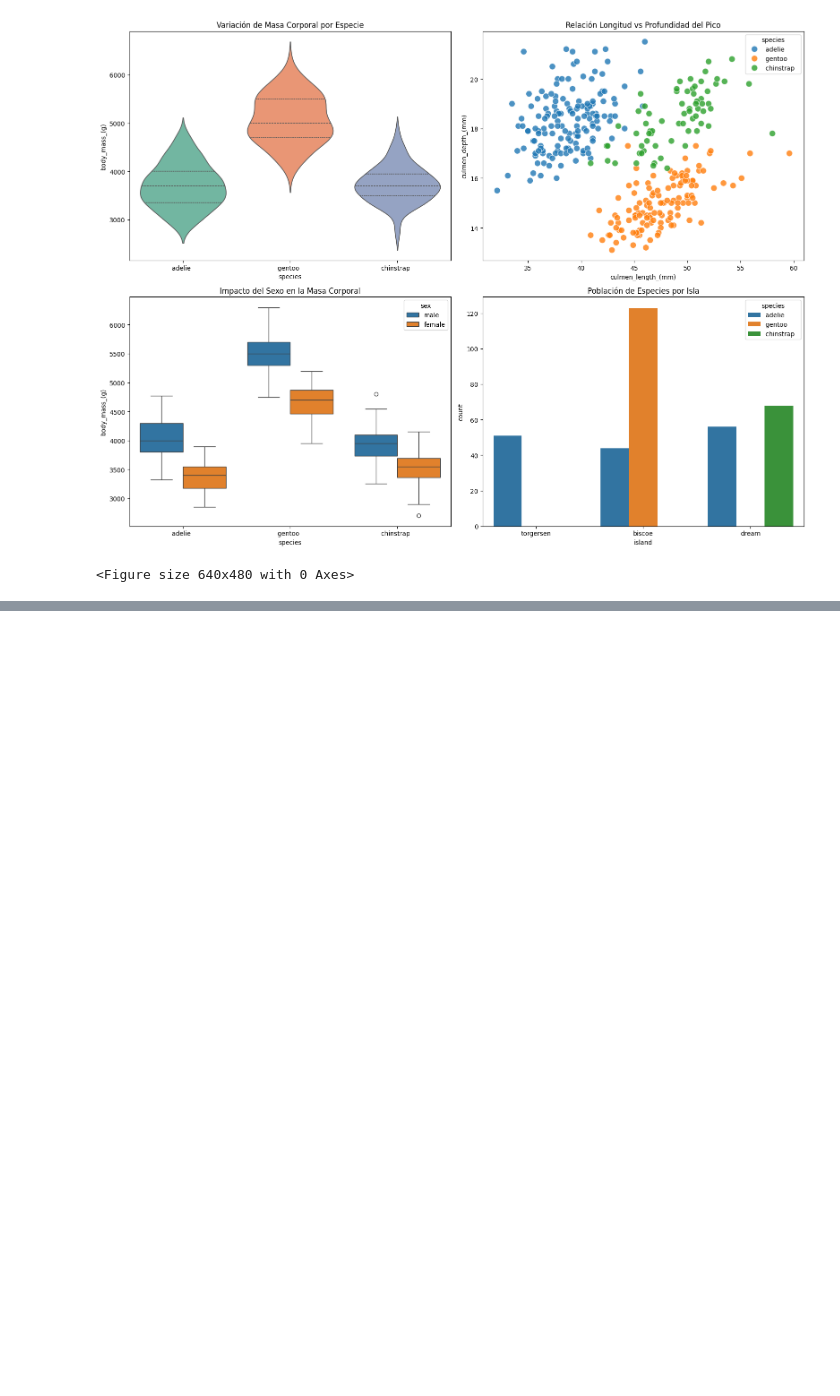
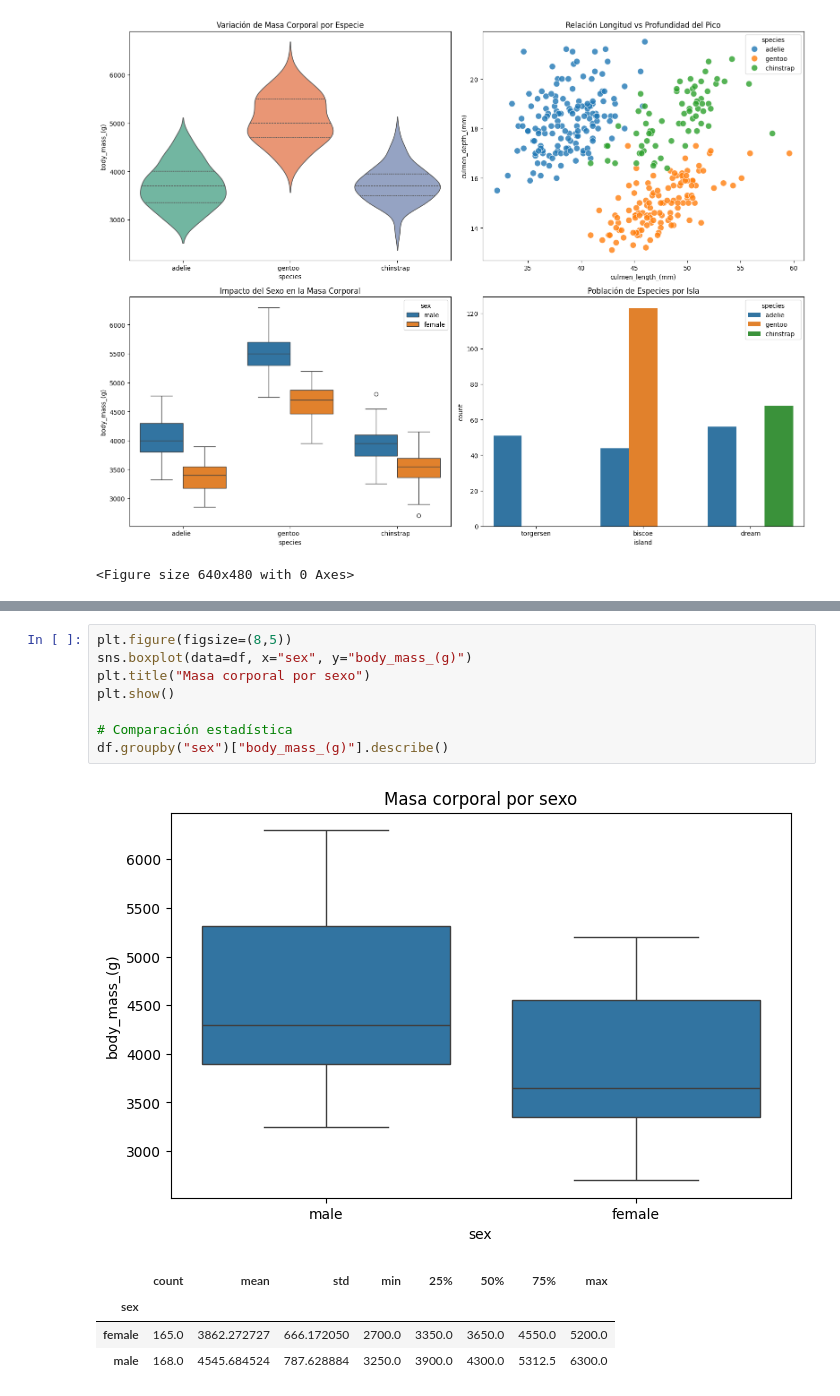
Before and after one commit to xuangfm/ejercicio_pinguinos, a Jupyter notebook: proceso_analisis.ipynb, the cells around one changed output, grey strips where cells are left out. Saved outputs shown, nothing was run; the diff lists cells and outputs as text; blank space fills up the shorter version.

```diff
--- a/proceso_analisis.ipynb
+++ b/proceso_analisis.ipynb
@@ -304,0 +340,14 @@ Conclusión: La especie es morfológicamente muy estable a través de las distin
+# %%
+plt.figure(figsize=(8,5))
+sns.boxplot(data=df, x="sex", y="body_mass_(g)")
+plt.title("Masa corporal por sexo")
+plt.show()
+
+# Comparación estadística
+df.groupby("sex")["body_mass_(g)"].describe()
+# %% [output]
+[figure, added]
+|  | count | mean | std | min | 25% | 50% | 75% | max |
+| sex |  |  |  |  |  |  |  |  |
+| female | 165.0 | 3862.272727 | 666.172050 | 2700.0 | 3350.0 | 3650.0 | 4550.0 | 5200.0 |
+| male | 168.0 | 4545.684524 | 787.628884 | 3250.0 | 3900.0 | 4300.0 | 5312.5 | 6300.0 |
```
Also changed, not shown: parts of 10 cells of this notebook.
